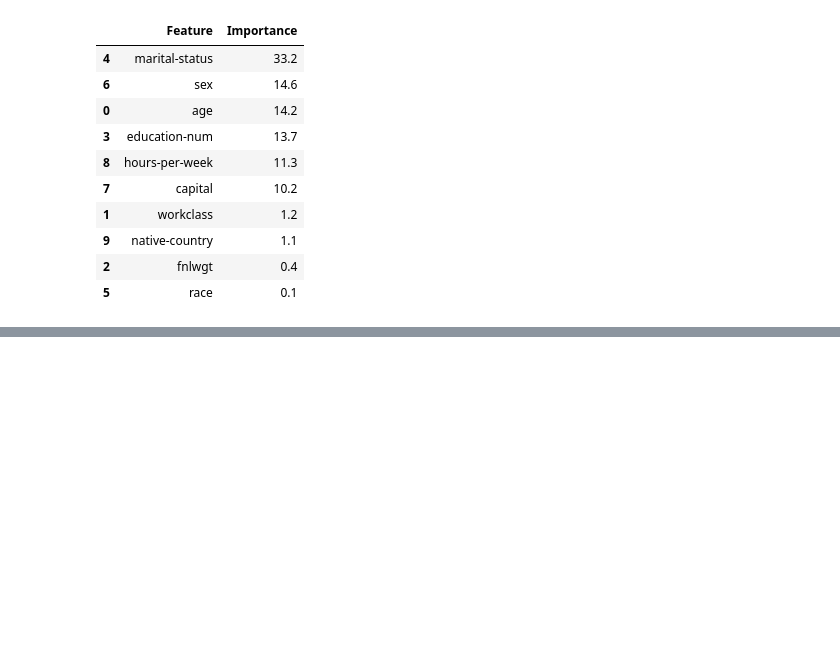
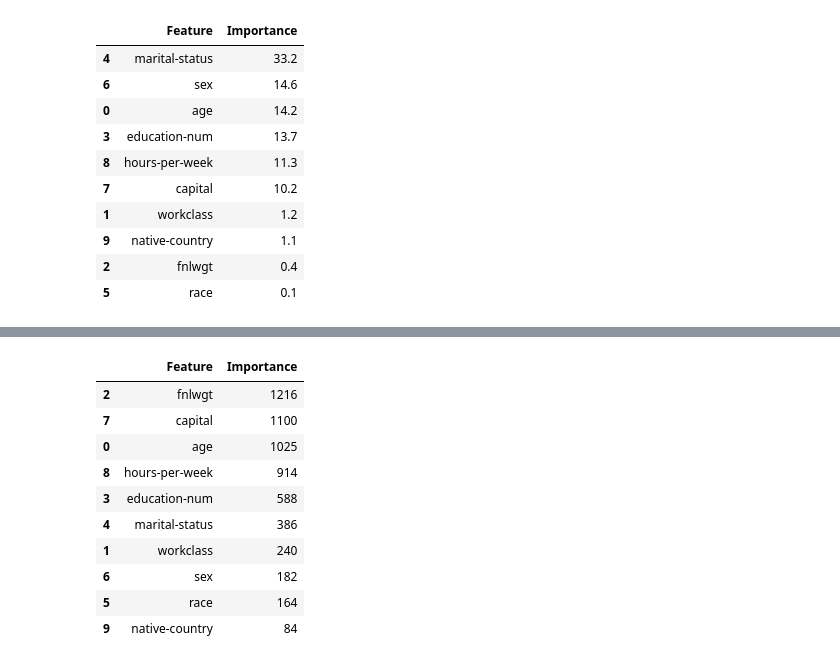
Before and after one commit to joo9810/VSCode, a Jupyter notebook: 통계적 머신러닝/기말 프로젝트 10조.ipynb, the cells around one changed output, grey strips where cells are left out. Drawn from its saved outputs; the diff is of its cells as text; code cells hidden in the pictures; blank space fills up the shorter version.

```diff
--- a/통계적 머신러닝/기말 프로젝트 10조.ipynb
+++ b/통계적 머신러닝/기말 프로젝트 10조.ipynb
@@ -1271,0 +1280,17 @@ a.sort_values(by = 'Importance', ascending=False)
+# %%
+# LightGBM 모델 생성
+lgbm = lgb.LGBMClassifier()
+
+#모델 학습
+lgbm.fit(x_train_resampled, y_train_resampled)
+
+# 예측
+y_pred = lgbm.predict(x_test)
+
+# 정확도 평가
+accuracy = accuracy_score(y_test, y_pred)
+print('정확도:', accuracy) # 실제 데이터를 약 82% 맞춤
+print('\n')
+
+# 분류 보고서
+print(classification_report(y_test, y_pred))
@@ -1271,0 +1324,16 @@ a.sort_values(by = 'Importance', ascending=False)
+# %%
+# 탐색할 하이퍼 파라미터 그리드 설정
+param_lgbm = {
+    'num_leaves' : [30, 60, 100],
+    'min_child_samples' : [5, 10, 15],
+    'max_depth' : [3, 5, 7],
+    'learning_rate' : [0.001, 0.01, 0.1],
+    'reg_alpha' : [0, 0.01, 0.03]
+}
+# %%
+# GridSearchCV 객체 생성
+lgbm_grid_search = GridSearchCV(estimator = lgbm, param_grid = param_lgbm,
+                               cv = 5, n_jobs = -1, scoring = 'accuracy')
+
+# 그리드 탐색 수행
+lgbm_grid_search.fit(x_train_resampled, y_train_resampled)
@@ -1271,0 +1388,8 @@ a.sort_values(by = 'Importance', ascending=False)
+# %%
+# LightGBM 모델에서 변수 중요도 추출
+lgbm_importances = lgbm_grid_search.best_estimator_.feature_importances_
+print(lgbm_importances)
+
+# 변수 이름과 중요도 출력
+for feature_name, importance in zip(feature_names, lgbm_importances):
+    print(feature_name, ':', importance, '%')
@@ -1271,0 +1408,16 @@ a.sort_values(by = 'Importance', ascending=False)
+# %%
+# 변수 중요도 내림차순
+a = pd.DataFrame({'Feature' : feature_names, 'Importance' : lgbm_importances})
+a.sort_values(by = 'Importance', ascending=False)
+# %% [output]
+|  | Feature | Importance |
+| 2 | fnlwgt | 1216 |
+| 7 | capital | 1100 |
+| 0 | age | 1025 |
+| 8 | hours-per-week | 914 |
+| 3 | education-num | 588 |
+| 4 | marital-status | 386 |
+| 1 | workclass | 240 |
+| 6 | sex | 182 |
+| 5 | race | 164 |
+| 9 | native-country | 84 |
```
Also changed, not shown: parts of 13 cells of this notebook.
